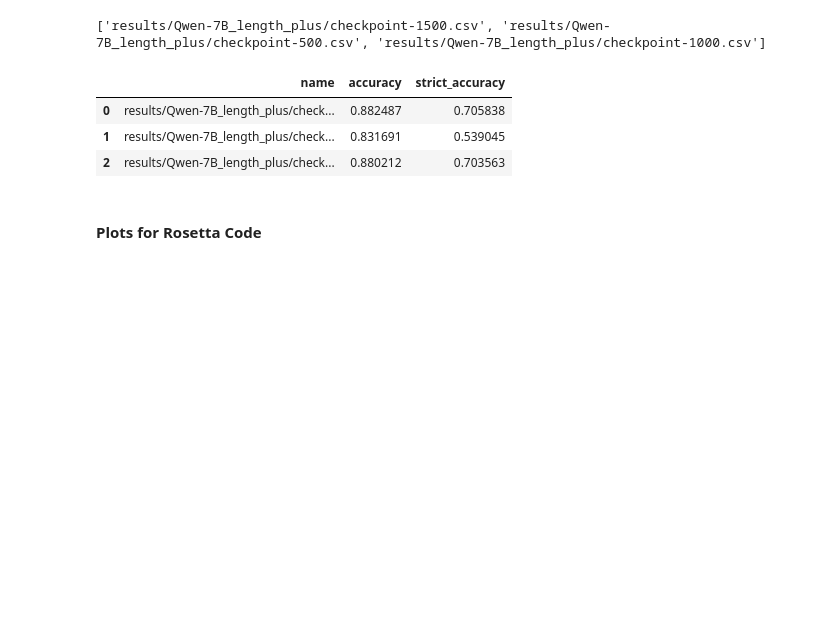
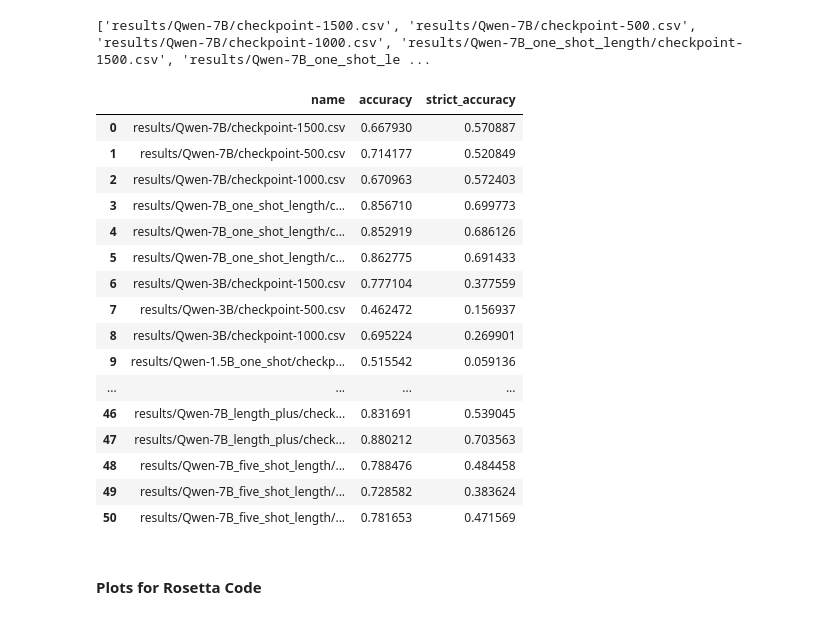
Before and after one commit to biancaraimondi/LLM_Format, a Jupyter notebook: plots.ipynb, the cells around one changed output. Saved outputs shown, nothing was run; the diff lists cells and outputs as text; code cells hidden in the pictures; blank space fills up the shorter version.

```diff
--- a/plots.ipynb
+++ b/plots.ipynb
@@ -14,7 +14,7 @@ for root, dirs, files in os.walk(results_dir):
         if file.endswith(".csv"):
             csv_file = os.path.join(root, file)
             all_csv.append(csv_file)
-all_csv = [csv_file for csv_file in all_csv if "length_plus" in csv_file]
+all_csv = [csv_file for csv_file in all_csv if "rosetta" not in csv_file and "results.csv" not in csv_file]
 print(all_csv)
 
 # create dictionary with all csv files
@@ -24,19 +24,35 @@ for csv_file in all_csv:
         data = pd.read_csv(f"{csv_file}")
         all_data[csv_file] = data
 # %% [output]
-['results/Qwen-7B_length_plus/checkpoint-1500.csv', 'results/Qwen-7B_length_plus/checkpoint-500.csv', 'results/Qwen-7B_length_plus/checkpoint-1000.csv']
+['results/Qwen-7B/checkpoint-1500.csv', 'results/Qwen-7B/checkpoint-500.csv', 'results/Qwen-7B/checkpoint-1000.csv', 'results/Qwen-7B_one_shot_length/checkpoint-1500.csv', 'results/Qwen-7B_one_shot_le ...
 # %%
 # from all_data dictionary composed by name: data, create a table with the data calculating accuracy by counting rows with mean > 0
 df = pd.DataFrame({"name": all_data.keys(),
                    "accuracy": [all_data[key]["match"].sum()/len(all_data[key]) for key in all_data.keys()],
                    "strict_accuracy": [(all_data[key]["sum"] == 4).sum()/len(all_data[key]) for key in all_data.keys()]
                    })
 display(df)
+
+# save the table to csv
+df.to_csv("results/results.csv", index=False)
 # %% [output]
 |  | name | accuracy | strict_accuracy |
-| 0 | results/Qwen-7B_length_plus/check... | 0.882487 | 0.705838 |
-| 1 | results/Qwen-7B_length_plus/check... | 0.831691 | 0.539045 |
-| 2 | results/Qwen-7B_length_plus/check... | 0.880212 | 0.703563 |
+| 0 | results/Qwen-7B/checkpoint-1500.csv | 0.667930 | 0.570887 |
+| 1 | results/Qwen-7B/checkpoint-500.csv | 0.714177 | 0.520849 |
+| 2 | results/Qwen-7B/checkpoint-1000.csv | 0.670963 | 0.572403 |
+| 3 | results/Qwen-7B_one_shot_length/c... | 0.856710 | 0.699773 |
+| 4 | results/Qwen-7B_one_shot_length/c... | 0.852919 | 0.686126 |
+| 5 | results/Qwen-7B_one_shot_length/c... | 0.862775 | 0.691433 |
+| 6 | results/Qwen-3B/checkpoint-1500.csv | 0.777104 | 0.377559 |
+| 7 | results/Qwen-3B/checkpoint-500.csv | 0.462472 | 0.156937 |
+| 8 | results/Qwen-3B/checkpoint-1000.csv | 0.695224 | 0.269901 |
+| 9 | results/Qwen-1.5B_one_shot/checkp... | 0.515542 | 0.059136 |
+| ... | ... | ... | ... |
+| 46 | results/Qwen-7B_length_plus/check... | 0.831691 | 0.539045 |
+| 47 | results/Qwen-7B_length_plus/check... | 0.880212 | 0.703563 |
+| 48 | results/Qwen-7B_five_shot_length/... | 0.788476 | 0.484458 |
+| 49 | results/Qwen-7B_five_shot_length/... | 0.728582 | 0.383624 |
+| 50 | results/Qwen-7B_five_shot_length/... | 0.781653 | 0.471569 |
 # %% [markdown]
 #### Plots for Rosetta Code
 # %%
```
Also changed, not shown: 1 other file.
